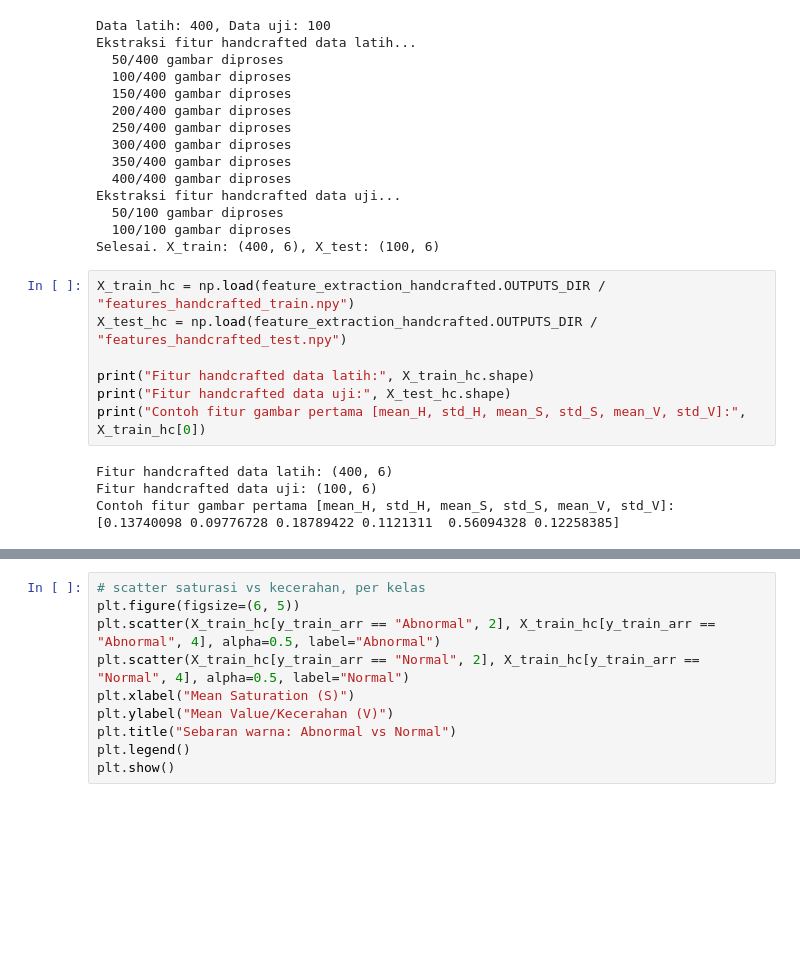
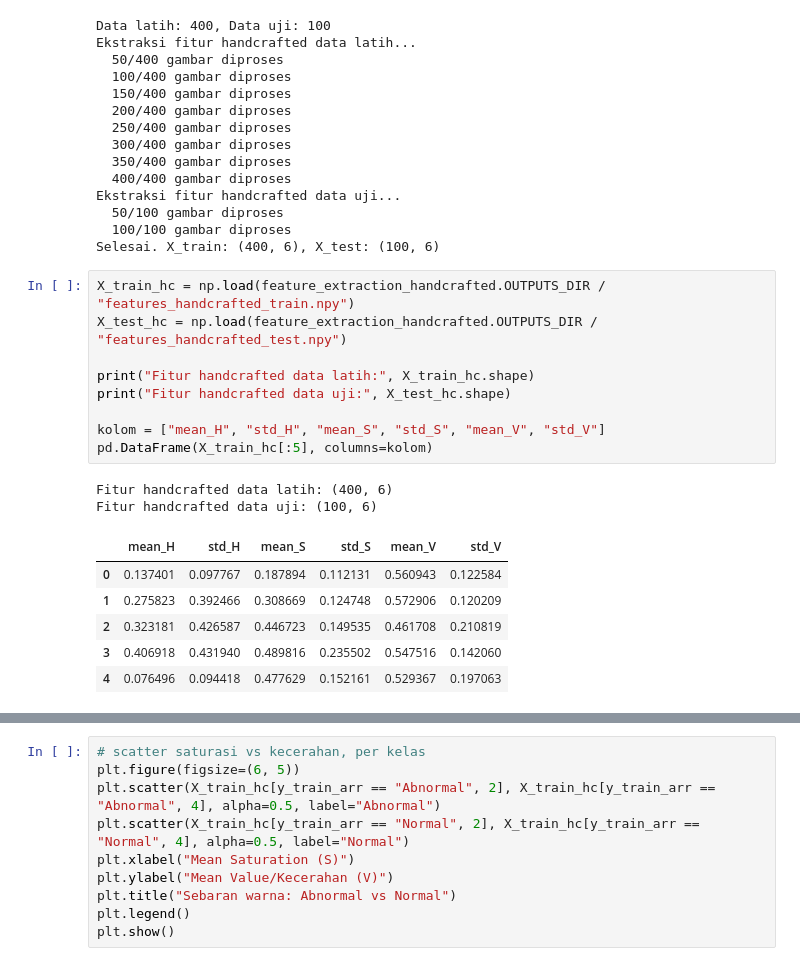
Before and after one commit to musyaree/fp-kcv, a Jupyter notebook: notebook/main.ipynb, the cells around one changed output, grey strips where cells are left out. Drawn from its saved outputs; the diff is of its cells as text; blank space fills up the shorter version.

```diff
--- a/notebook/main.ipynb
+++ b/notebook/main.ipynb
@@ -192,12 +197,19 @@ Selesai. X_train: (400, 6), X_test: (100, 6)
 # %%
 X_train_hc = np.load(feature_extraction_handcrafted.OUTPUTS_DIR / "features_handcrafted_train.npy")
 X_test_hc = np.load(feature_extraction_handcrafted.OUTPUTS_DIR / "features_handcrafted_test.npy")
 
 print("Fitur handcrafted data latih:", X_train_hc.shape)
 print("Fitur handcrafted data uji:", X_test_hc.shape)
-print("Contoh fitur gambar pertama [mean_H, std_H, mean_S, std_S, mean_V, std_V]:", X_train_hc[0])
+
+kolom = ["mean_H", "std_H", "mean_S", "std_S", "mean_V", "std_V"]
+pd.DataFrame(X_train_hc[:5], columns=kolom)
 # %% [output]
 Fitur handcrafted data latih: (400, 6)
 Fitur handcrafted data uji: (100, 6)
-Contoh fitur gambar pertama [mean_H, std_H, mean_S, std_S, mean_V, std_V]: [0.13740098 0.09776728 0.18789422 0.1121311  0.56094328 0.12258385]
+|  | mean_H | std_H | mean_S | std_S | mean_V | std_V |
+| 0 | 0.137401 | 0.097767 | 0.187894 | 0.112131 | 0.560943 | 0.122584 |
+| 1 | 0.275823 | 0.392466 | 0.308669 | 0.124748 | 0.572906 | 0.120209 |
+| 2 | 0.323181 | 0.426587 | 0.446723 | 0.149535 | 0.461708 | 0.210819 |
+| 3 | 0.406918 | 0.431940 | 0.489816 | 0.235502 | 0.547516 | 0.142060 |
+| 4 | 0.076496 | 0.094418 | 0.477629 | 0.152161 | 0.529367 | 0.197063 |
 # %%
```
Also changed, not shown: parts of 10 cells of this notebook.
